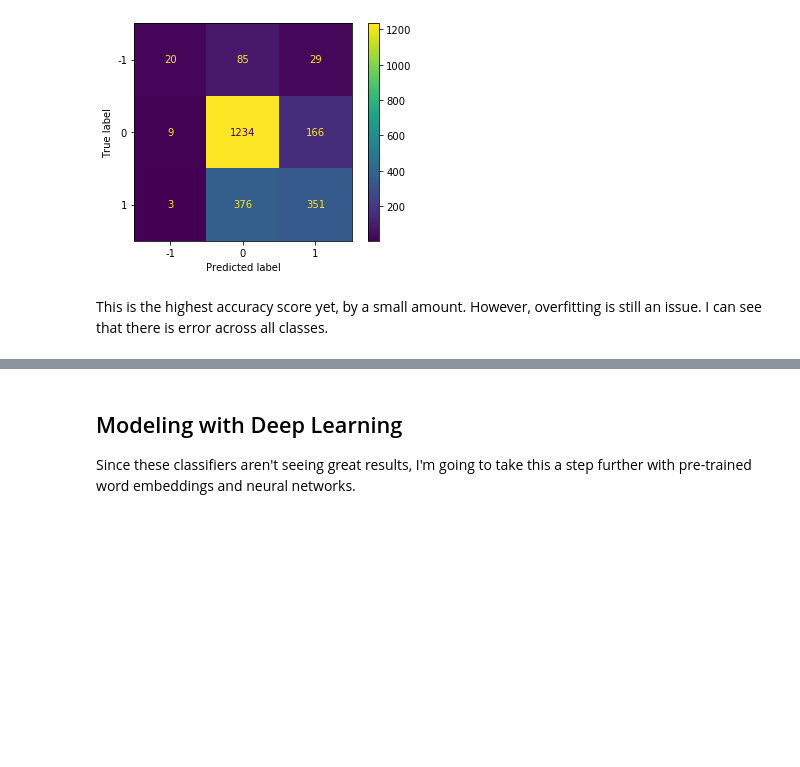
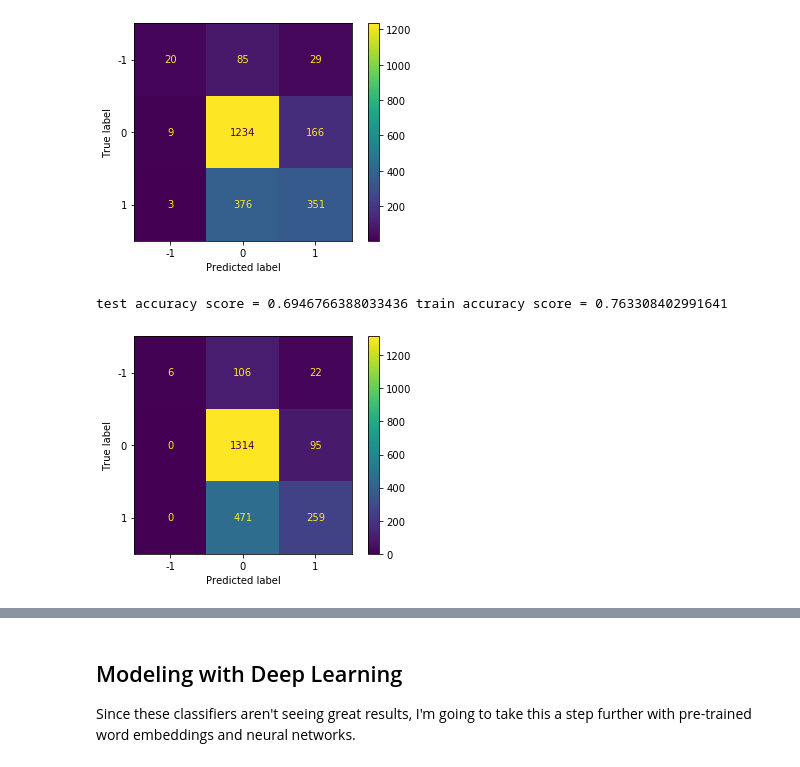
Before and after one commit to christisarv/NLP-sentiment-analysis, a Jupyter notebook: Data Exploration Notebook.ipynb, the cells around one changed output, grey strips where cells are left out. Cells and saved outputs as stored; diff of their text form; code cells hidden in the pictures; blank space fills up the shorter version.

Commit message:
more neural nets with regularization and visuals

```diff
--- a/Data Exploration Notebook.ipynb
+++ b/Data Exploration Notebook.ipynb
@@ -500,5 +495,11 @@ score(svc_clf, tfidf_train, y_train, tfidf_test, y_test)
 # %% [output]
 test accuracy score = 0.7061152661680599 train accuracy score = 0.838539375274967
 [figure]
-# %% [markdown]
-This is the highest accuracy score yet, by a small amount. However, overfitting is still an issue. I can see that there is error across all classes.
+# %%
+#reducing to 0.5 = stronger regulation
+svc_clf = SVC(kernel= 'linear', C=0.5)
+svc_clf.fit(tfidf_train, y_train)
+score(svc_clf, tfidf_train, y_train, tfidf_test, y_test)
+# %% [output]
+test accuracy score = 0.6946766388033436 train accuracy score = 0.763308402991641
+[figure, added]
```
Also changed, not shown: parts of 49 cells of this notebook.
